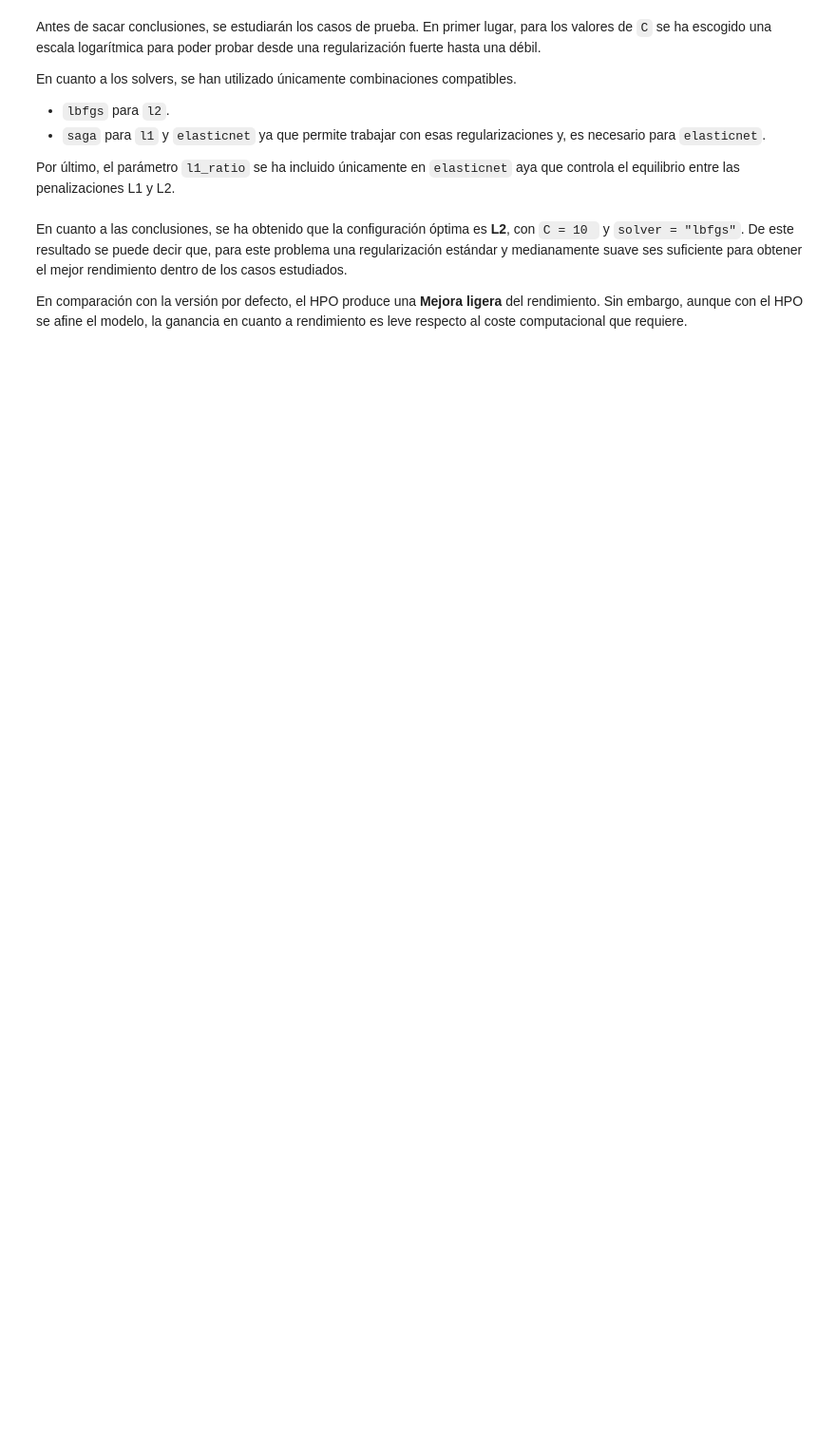
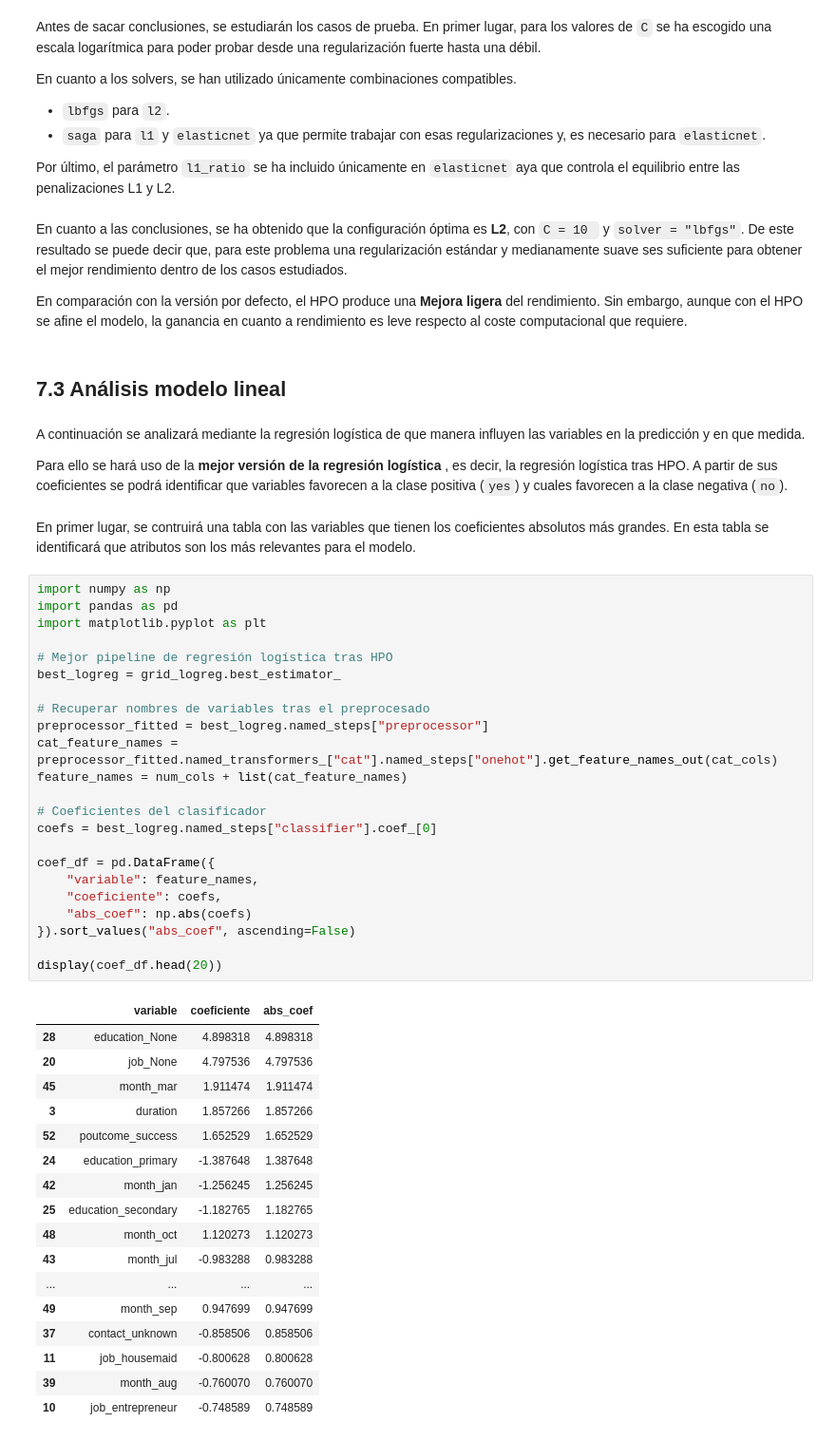
Before and after one commit to 100522401/P1_AA_100522396_100522401, a Jupyter notebook: notebooks/Cuaderno.ipynb, the cells around one changed output. Shown at 95% size. Drawn from its saved outputs; the diff is of its cells as text; blank space fills up the shorter version.

```diff
--- a/notebooks/Cuaderno.ipynb
+++ b/notebooks/Cuaderno.ipynb
@@ -1303,3 +1303,52 @@ Por último, el parámetro `l1_ratio`  se ha incluido únicamente en `elasticnet
 En cuanto a las conclusiones, se ha obtenido que la configuración óptima es **L2**, con `C = 10 ` y `solver = "lbfgs"`. De este resultado se puede decir que, para este problema una regularización estándar y medianamente suave ses suficiente para obtener el mejor rendimiento dentro de los casos estudiados.
 
 En comparación con la versión por defecto, el HPO produce una **Mejora ligera** del rendimiento. Sin embargo, aunque con el HPO se afine el modelo, la ganancia en cuanto a rendimiento es leve respecto al coste computacional que requiere.
+# %% [markdown]
+## 7.3 Análisis modelo lineal
+# %% [markdown]
+A continuación se analizará mediante la regresión logística de que manera influyen las variables en la predicción y en que medida.
+
+Para ello se hará uso de la **mejor versión de la regresión logística** , es decir, la regresión logística tras HPO. A partir de sus coeficientes se podrá identificar que variables favorecen a la clase positiva (`yes`) y cuales favorecen a la clase negativa (`no`).
+# %% [markdown]
+En primer lugar, se contruirá una tabla con las variables que tienen los coeficientes absolutos más grandes. En esta tabla se identificará que atributos son los más relevantes para el modelo.
+# %%
+import numpy as np
+import pandas as pd
+import matplotlib.pyplot as plt
+
+# Mejor pipeline de regresión logística tras HPO
+best_logreg = grid_logreg.best_estimator_
+
+# Recuperar nombres de variables tras el preprocesado
+preprocessor_fitted = best_logreg.named_steps["preprocessor"]
+cat_feature_names = preprocessor_fitted.named_transformers_["cat"].named_steps["onehot"].get_feature_names_out(cat_cols)
+feature_names = num_cols + list(cat_feature_names)
+
+# Coeficientes del clasificador
+coefs = best_logreg.named_steps["classifier"].coef_[0]
+
+coef_df = pd.DataFrame({
+    "variable": feature_names,
+    "coeficiente": coefs,
+    "abs_coef": np.abs(coefs)
+}).sort_values("abs_coef", ascending=False)
+
+display(coef_df.head(20))
+# %% [output]
+|  | variable | coeficiente | abs_coef |
+| 28 | education_None | 4.898318 | 4.898318 |
+| 20 | job_None | 4.797536 | 4.797536 |
+| 45 | month_mar | 1.911474 | 1.911474 |
+| 3 | duration | 1.857266 | 1.857266 |
+| 52 | poutcome_success | 1.652529 | 1.652529 |
+| 24 | education_primary | -1.387648 | 1.387648 |
+| 42 | month_jan | -1.256245 | 1.256245 |
+| 25 | education_secondary | -1.182765 | 1.182765 |
+| 48 | month_oct | 1.120273 | 1.120273 |
+| 43 | month_jul | -0.983288 | 0.983288 |
+| ... | ... | ... | ... |
+| 49 | month_sep | 0.947699 | 0.947699 |
+| 37 | contact_unknown | -0.858506 | 0.858506 |
+| 11 | job_housemaid | -0.800628 | 0.800628 |
+| 39 | month_aug | -0.760070 | 0.760070 |
+| 10 | job_entrepreneur | -0.748589 | 0.748589 |
```
Also changed, not shown: parts of 22 cells of this notebook.
